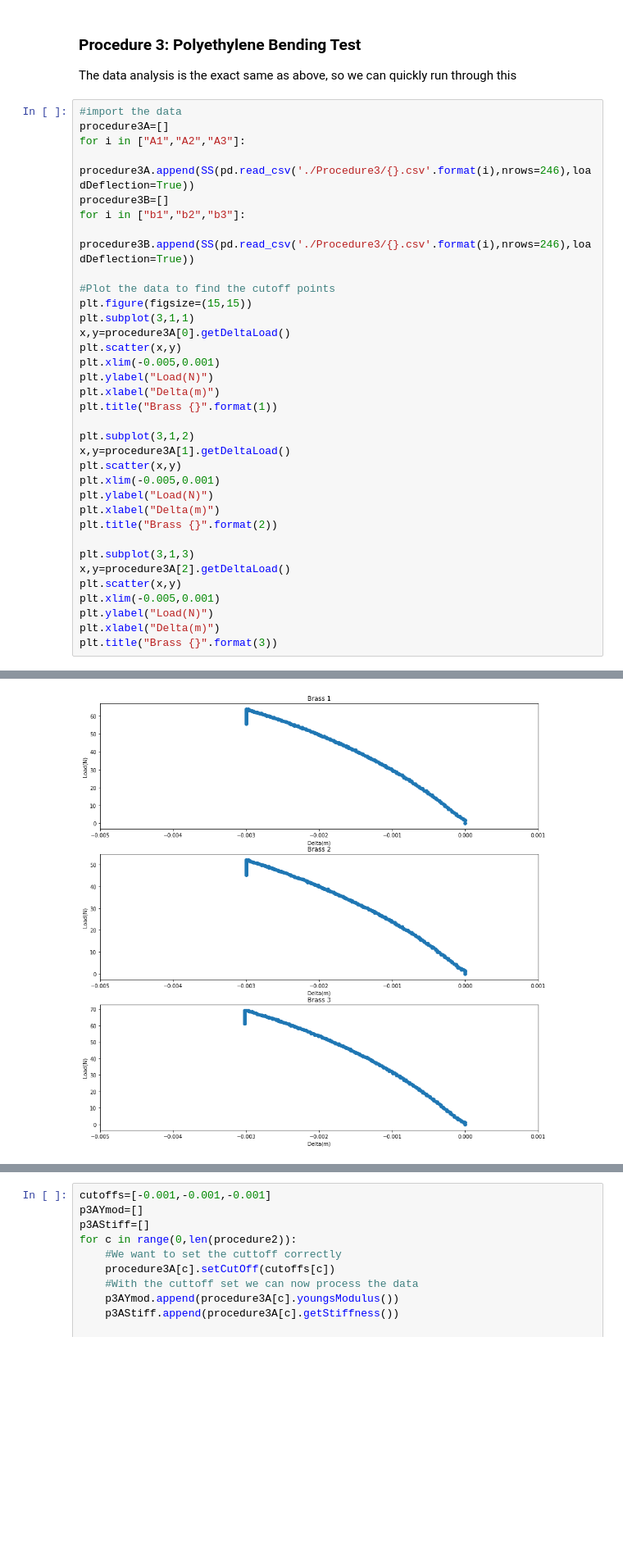
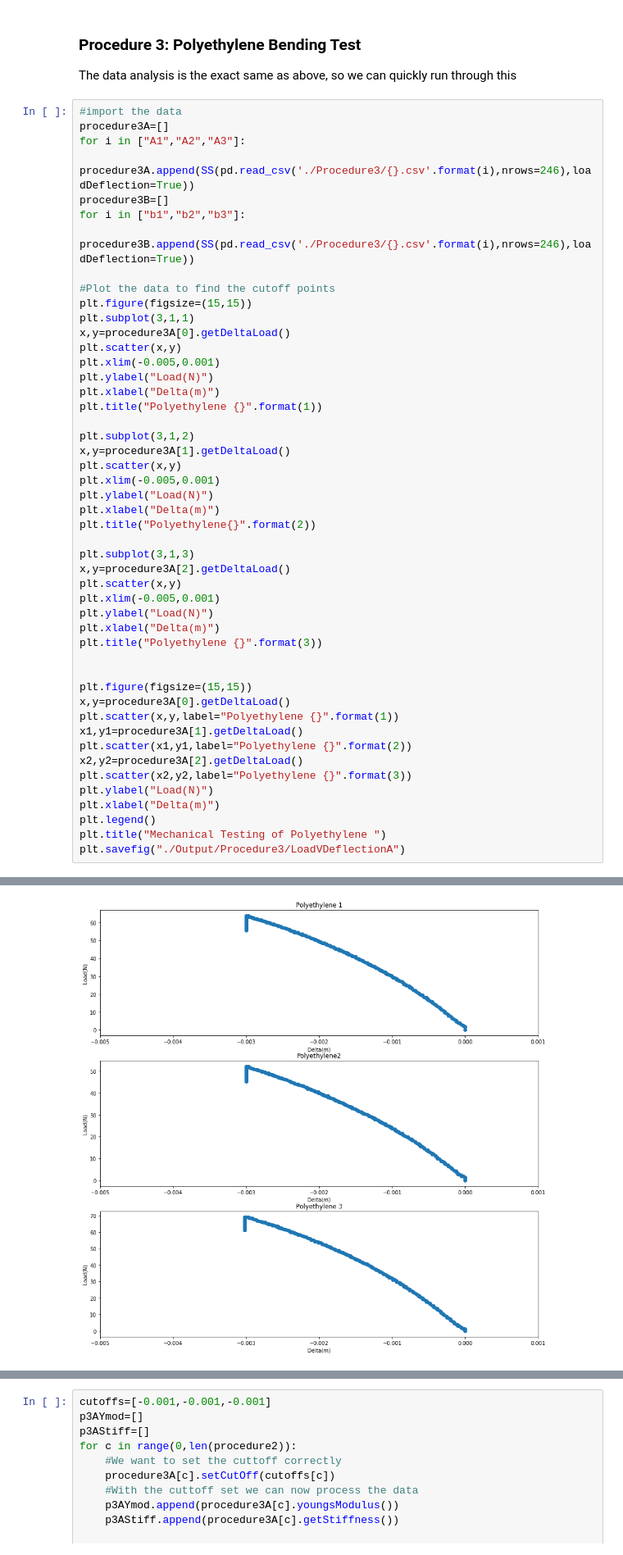
Before and after one commit to adithyas98/BiomechancialTesting, a Jupyter notebook: Biomechanical Testing Data Analysis.ipynb, the cells around one changed output, grey strips where cells are left out. Shown: that part at 82% size. Saved outputs shown, nothing was run; the diff lists cells and outputs as text; blank space fills up the shorter version.

```diff
--- a/Biomechanical Testing Data Analysis.ipynb
+++ b/Biomechanical Testing Data Analysis.ipynb
@@ -210,7 +256,7 @@ plt.scatter(x,y)
 plt.xlim(-0.005,0.001)
 plt.ylabel("Load(N)")
 plt.xlabel("Delta(m)")
-plt.title("Brass {}".format(1))
+plt.title("Polyethylene {}".format(1))
 
 plt.subplot(3,1,2)
 x,y=procedure3A[1].getDeltaLoad()
@@ -218,7 +264,7 @@ plt.scatter(x,y)
 plt.xlim(-0.005,0.001)
 plt.ylabel("Load(N)")
 plt.xlabel("Delta(m)")
-plt.title("Brass {}".format(2))
+plt.title("Polyethylene{}".format(2))
 
 plt.subplot(3,1,3)
 x,y=procedure3A[2].getDeltaLoad()
@@ -226,5 +272,19 @@ plt.scatter(x,y)
 plt.xlim(-0.005,0.001)
 plt.ylabel("Load(N)")
 plt.xlabel("Delta(m)")
-plt.title("Brass {}".format(3))
+plt.title("Polyethylene {}".format(3))
+
+
+plt.figure(figsize=(15,15))
+x,y=procedure3A[0].getDeltaLoad()
+plt.scatter(x,y,label="Polyethylene {}".format(1))
+x1,y1=procedure3A[1].getDeltaLoad()
+plt.scatter(x1,y1,label="Polyethylene {}".format(2))
+x2,y2=procedure3A[2].getDeltaLoad()
+plt.scatter(x2,y2,label="Polyethylene {}".format(3))
+plt.ylabel("Load(N)")
+plt.xlabel("Delta(m)")
+plt.legend()
+plt.title("Mechanical Testing of Polyethylene ")
+plt.savefig("./Output/Procedure3/LoadVDeflectionA")
 # %% [output]
@@ -232 +291 @@ Text(0.5,1,'Brass 3')
-[figure, old version]
+[figure, new version]
```
Also changed, not shown: parts of 6 cells of this notebook, 5 other files.
